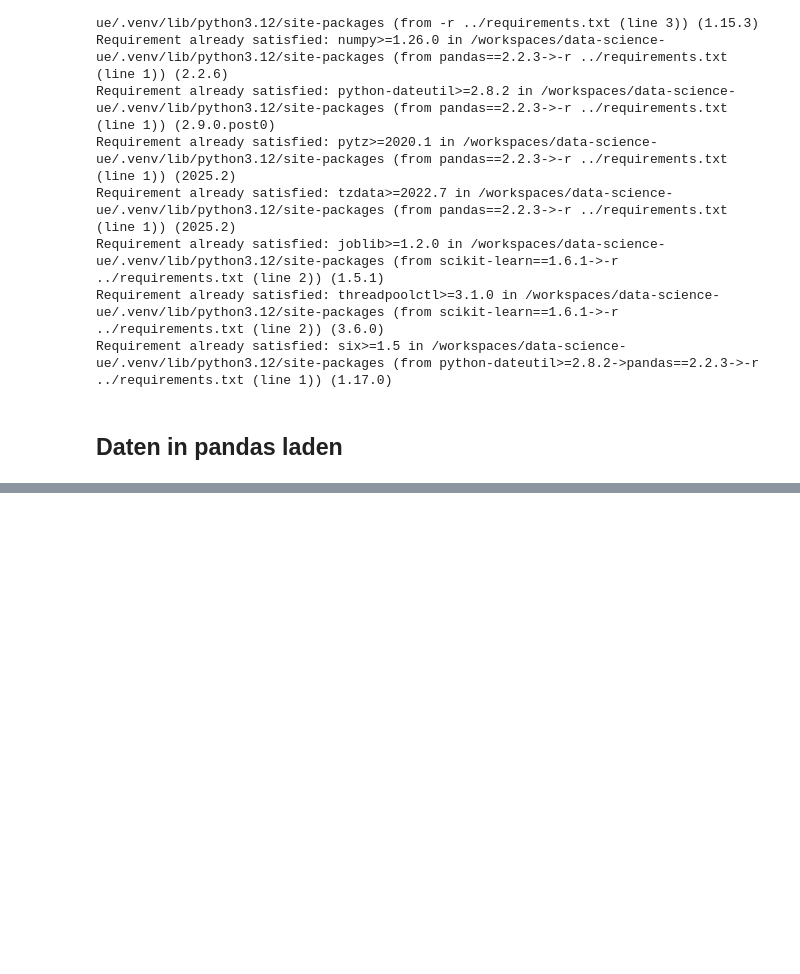
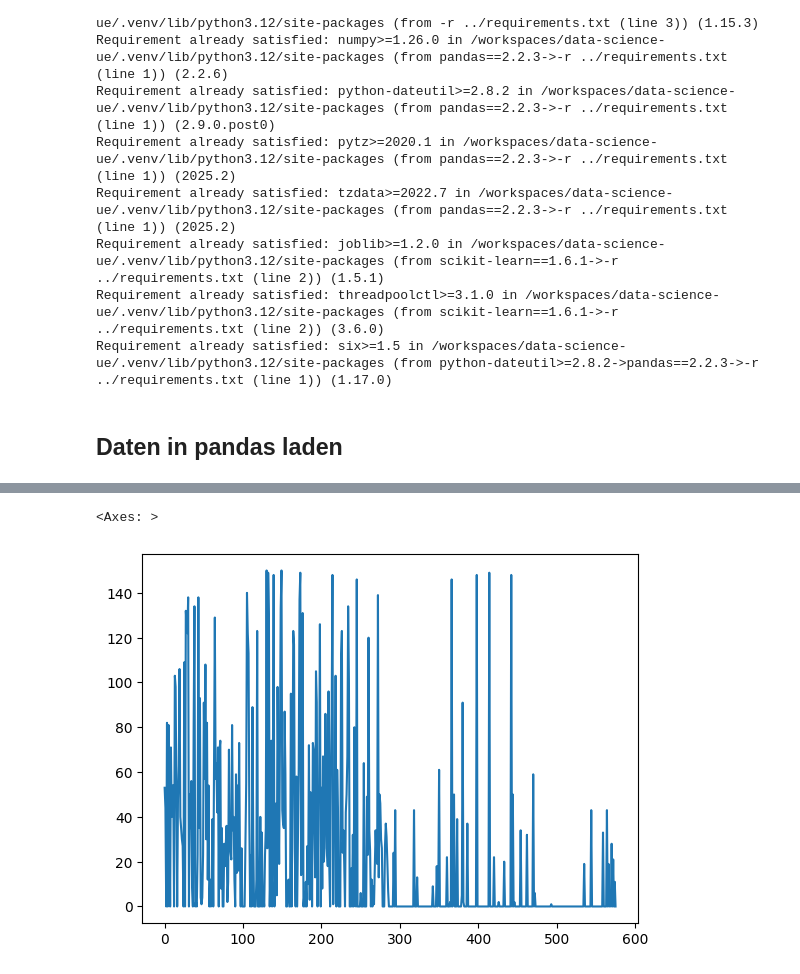
Before and after one commit to CarlaLingg58/data-science-ue, a Jupyter notebook: code/lection_02.ipynb, the cells around one changed output, grey strips where cells are left out. Drawn from its saved outputs; the diff is of its cells as text; code cells hidden in the pictures; blank space fills up the shorter version.

```diff
--- a/code/lection_02.ipynb
+++ b/code/lection_02.ipynb
@@ -45,0 +158,5 @@ data.head(5)
+# %%
+data.description_length.plot()
+# %% [output]
+<Axes: >
+[figure, added]
```
Also changed, not shown: parts of 22 cells of this notebook, 1 other file.
